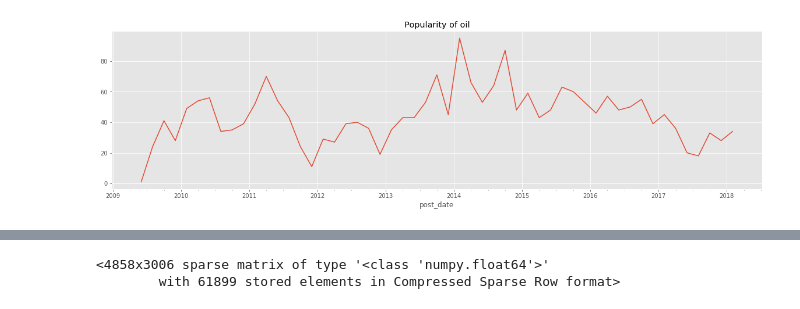
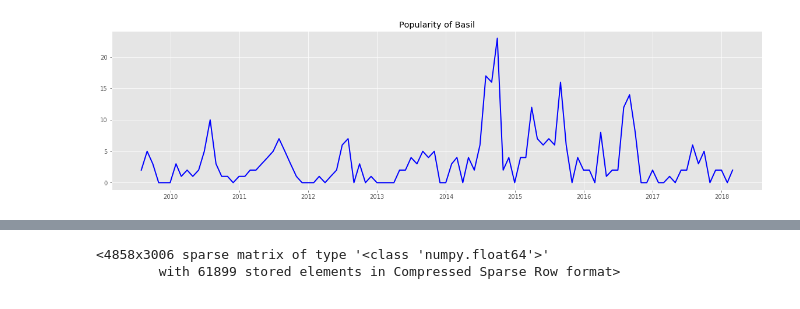
Before and after one commit to elisabeth-berg/trending-food, a Jupyter notebook: foodscrape_workbook.ipynb, the cells around one changed output, grey strips where cells are left out. Drawn from its saved outputs; the diff is of its cells as text; code cells hidden in the pictures.

```diff
--- a/foodscrape_workbook.ipynb
+++ b/foodscrape_workbook.ipynb
@@ -33,4 +44,0 @@ from plotters import time_food_plot, yearly_food_plot
-# %%
-f, a = time_food_plot(df, 'oil', 2)
-# %% [output]
-[figure, removed]
@@ -39 +45,5 @@ f.savefig('img/oil_popularity.jpg')
+# %%
+time_food_plot(df, 'Basil', 1, path='img/basil_popularity.png')
+# %% [output]
+[figure, added]
 # %%
```
Also changed, not shown: parts of 8 cells of this notebook, 4 other files.
